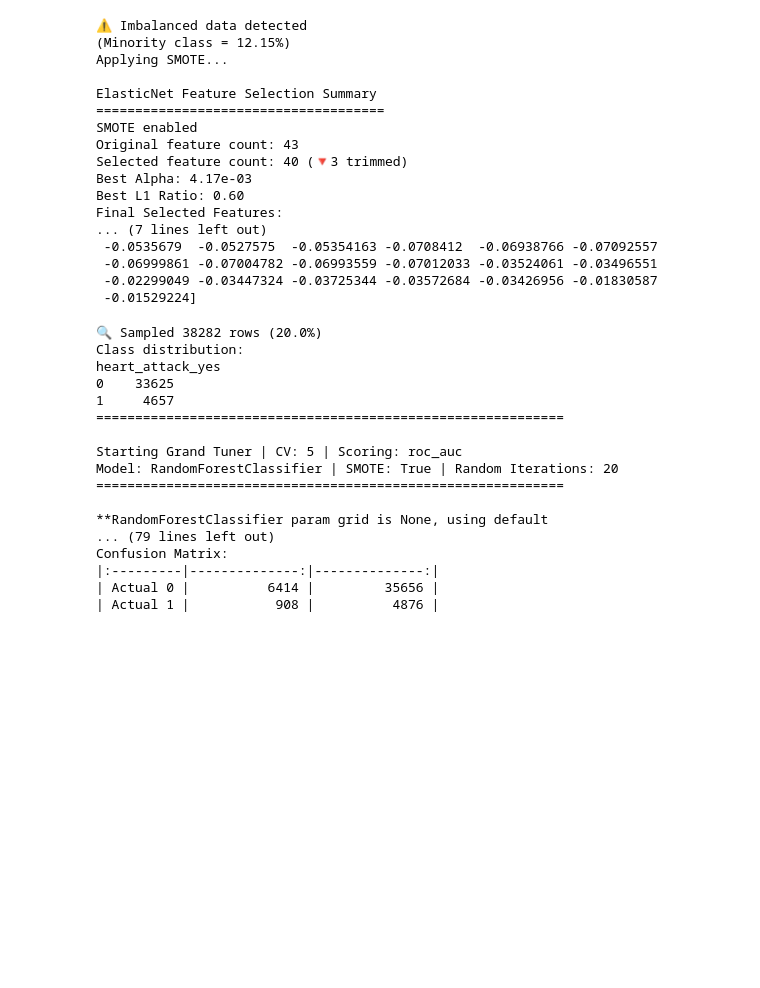
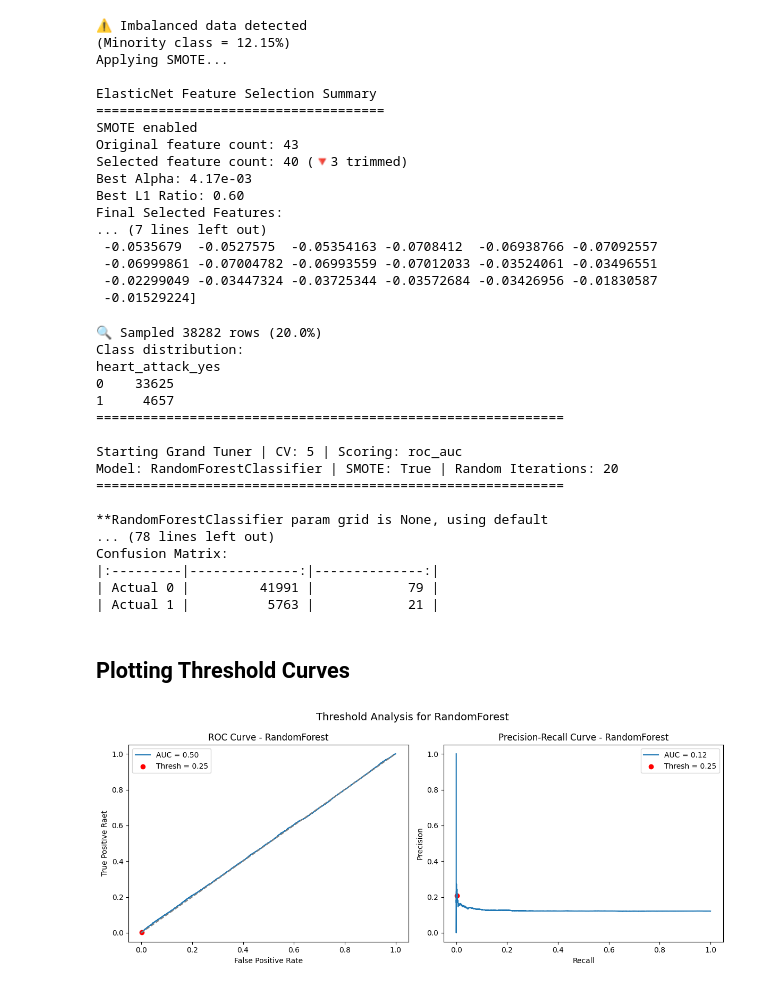
Before and after one commit to andrewsarracini/DS_Tutorials, a Jupyter notebook: Tutorials/synthetic_gen2.0.ipynb, the cells around one changed output. Saved outputs shown, nothing was run; the diff lists cells and outputs as text; code cells hidden in the pictures; blank space fills up the shorter version.

Commit message:
plotting curves, calibrating thresh

```diff
--- a/Tutorials/synthetic_gen2.0.ipynb
+++ b/Tutorials/synthetic_gen2.0.ipynb
@@ -503,7 +503,8 @@ rf_model, best_params = tune_and_train_full(
     model_name='RandomForest',
     X_train=X_train,
     y_train=y_train,
-    model_params={'class_weight': 'balanced'},
+    # model_params={'class_weight': 'balanced'},
+    model_params = None,
     X_test=X_test,
     y_test=y_test,
     sample_frac=0.2,
@@ -526,8 +527,10 @@ Model: RandomForestClassifier | SMOTE: True | Random Iterations: 20
 ============================================================
 
 **RandomForestClassifier param grid is None, using default
-... (79 lines left out)
+... (78 lines left out)
 Confusion Matrix:
 |:---------|--------------:|--------------:|
-| Actual 0 |          6414 |         35656 |
-| Actual 1 |           908 |          4876 |
+| Actual 0 |         41991 |            79 |
+| Actual 1 |          5763 |            21 |
+# %% [markdown]
+## Plotting Threshold Curves
@@ -533,0 +601,14 @@ Confusion Matrix:
+# %%
+from src.eval import plot_threshold_curves
+
+y_probs = rf_model.predict_proba(X_test)[:,1]
+
+# Plotting ROC and PR Curves:
+plot_threshold_curves(
+    y_true = y_test,
+    y_probs = y_probs,
+    model_name = 'RandomForest',
+    highlight_threshold=0.25
+)
+# %% [output]
+[figure, added]
```
Also changed, not shown: parts of 3 cells of this notebook, 2 other files.
